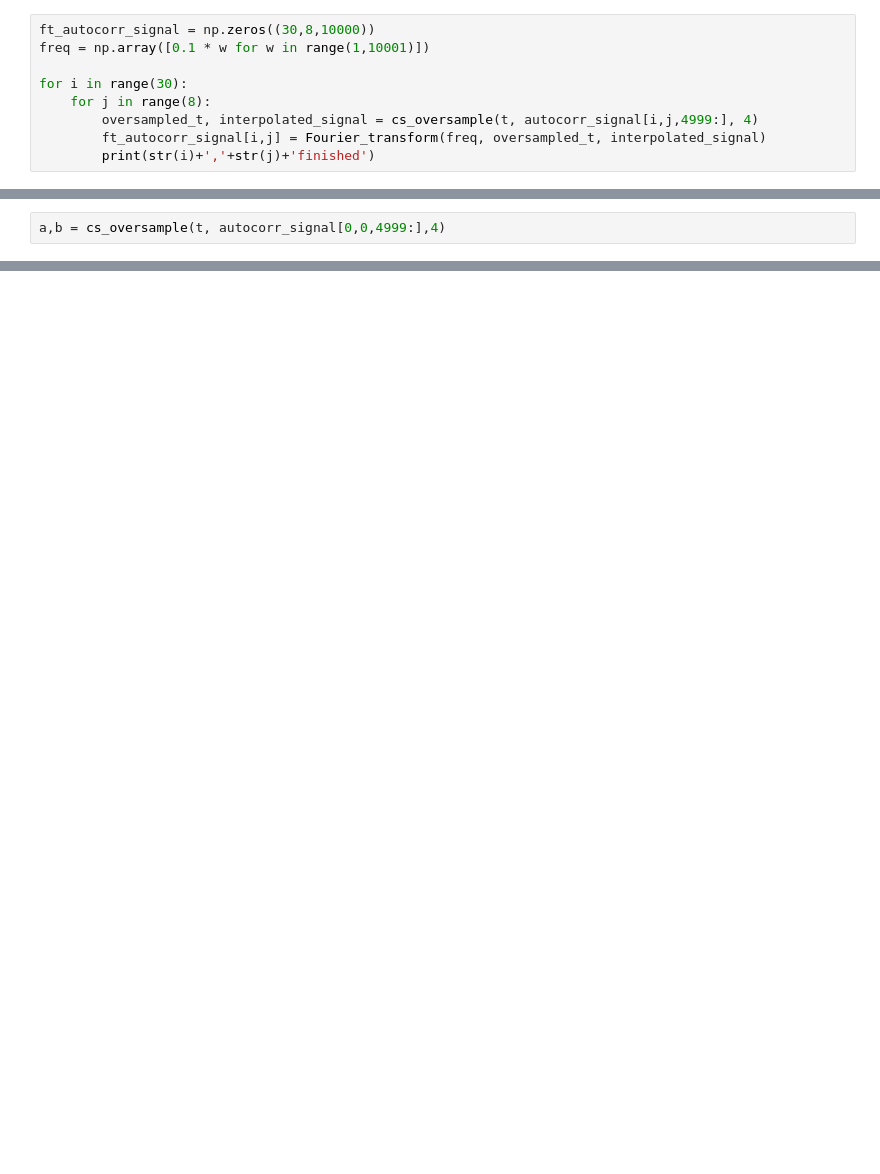
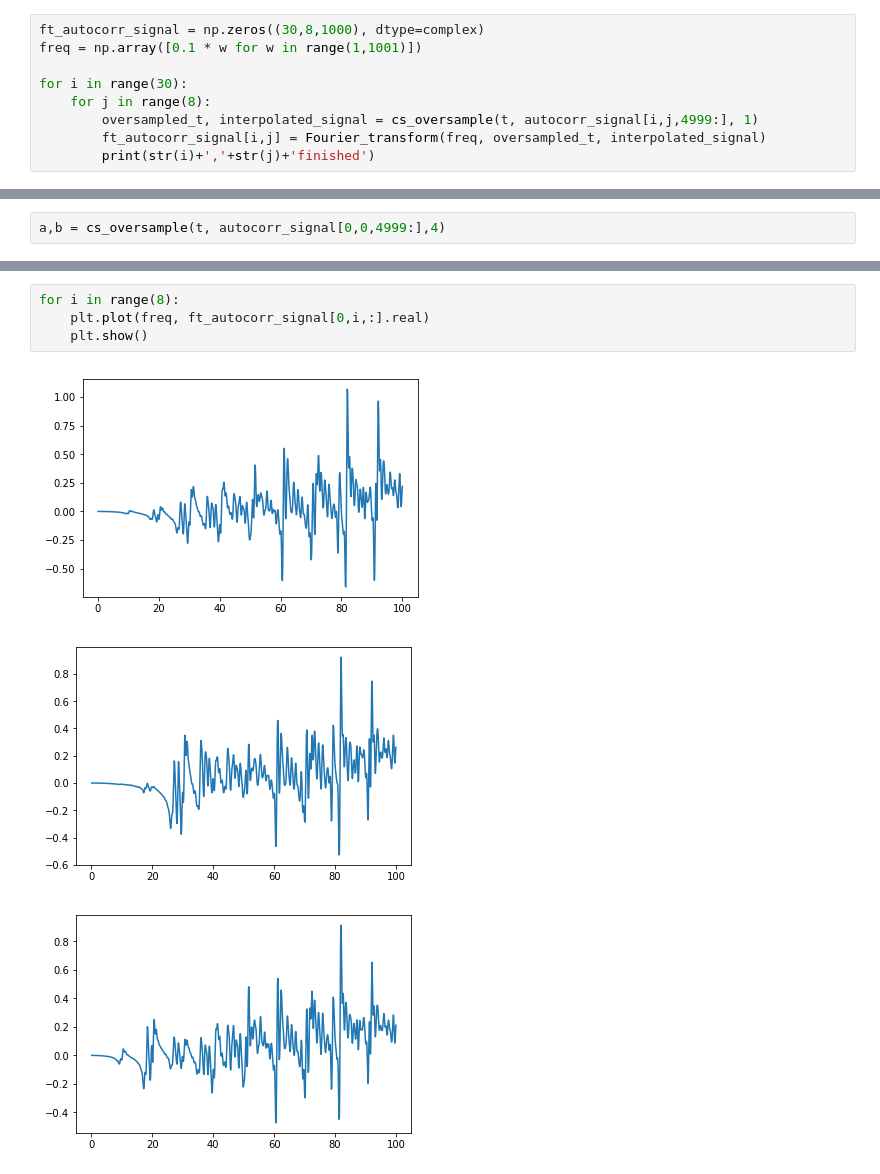
Before and after one commit to Hellinger/ECG-Manlio, a Jupyter notebook: ECG.ipynb, the cells around one changed output, grey strips where cells are left out. Saved outputs shown, nothing was run; the diff lists cells and outputs as text; blank space fills up the shorter version.

```diff
--- a/ECG.ipynb
+++ b/ECG.ipynb
@@ -169,11 +198,11 @@ def cs_oversample(t, signal, factor):
     interpolated_signal = cs_interpolator(oversampled_t)
     return oversampled_t, interpolated_signal
 # %%
-ft_autocorr_signal = np.zeros((30,8,10000))
-freq = np.array([0.1 * w for w in range(1,10001)])
+ft_autocorr_signal = np.zeros((30,8,1000), dtype=complex)
+freq = np.array([0.1 * w for w in range(1,1001)])
 
 for i in range(30):
     for j in range(8):
-        oversampled_t, interpolated_signal = cs_oversample(t, autocorr_signal[i,j,4999:], 4)
+        oversampled_t, interpolated_signal = cs_oversample(t, autocorr_signal[i,j,4999:], 1)
         ft_autocorr_signal[i,j] = Fourier_transform(freq, oversampled_t, interpolated_signal)
         print(str(i)+','+str(j)+'finished')
@@ -183,0 +249,8 @@ Fourier_transform(freq, a, b)
+# %%
+for i in range(8):
+    plt.plot(freq, ft_autocorr_signal[0,i,:].real)
+    plt.show()
+# %% [output]
+[figure, added]
+[figure, added]
+[figure, added]
```
Also changed, not shown: parts of 9 cells of this notebook.
